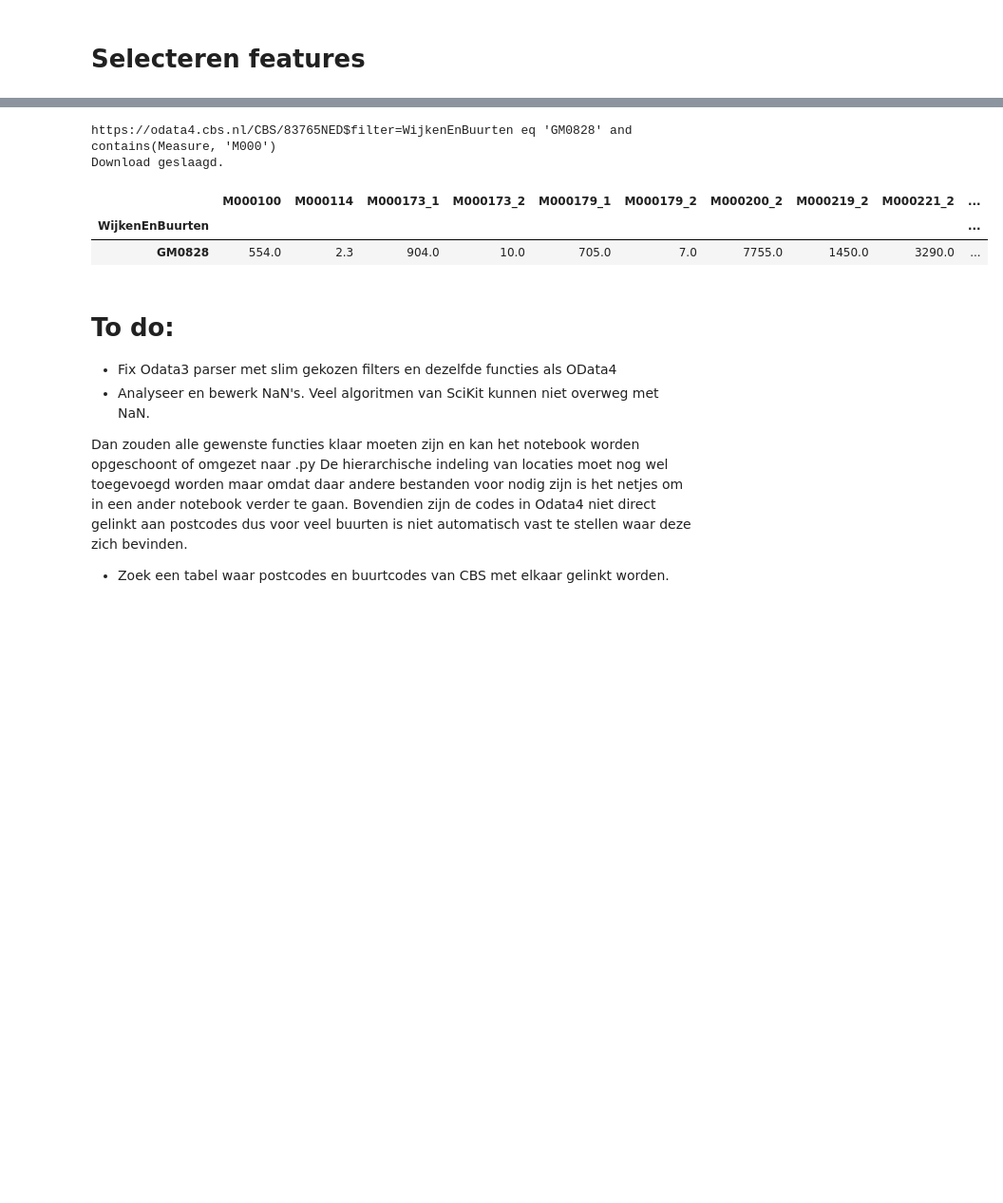
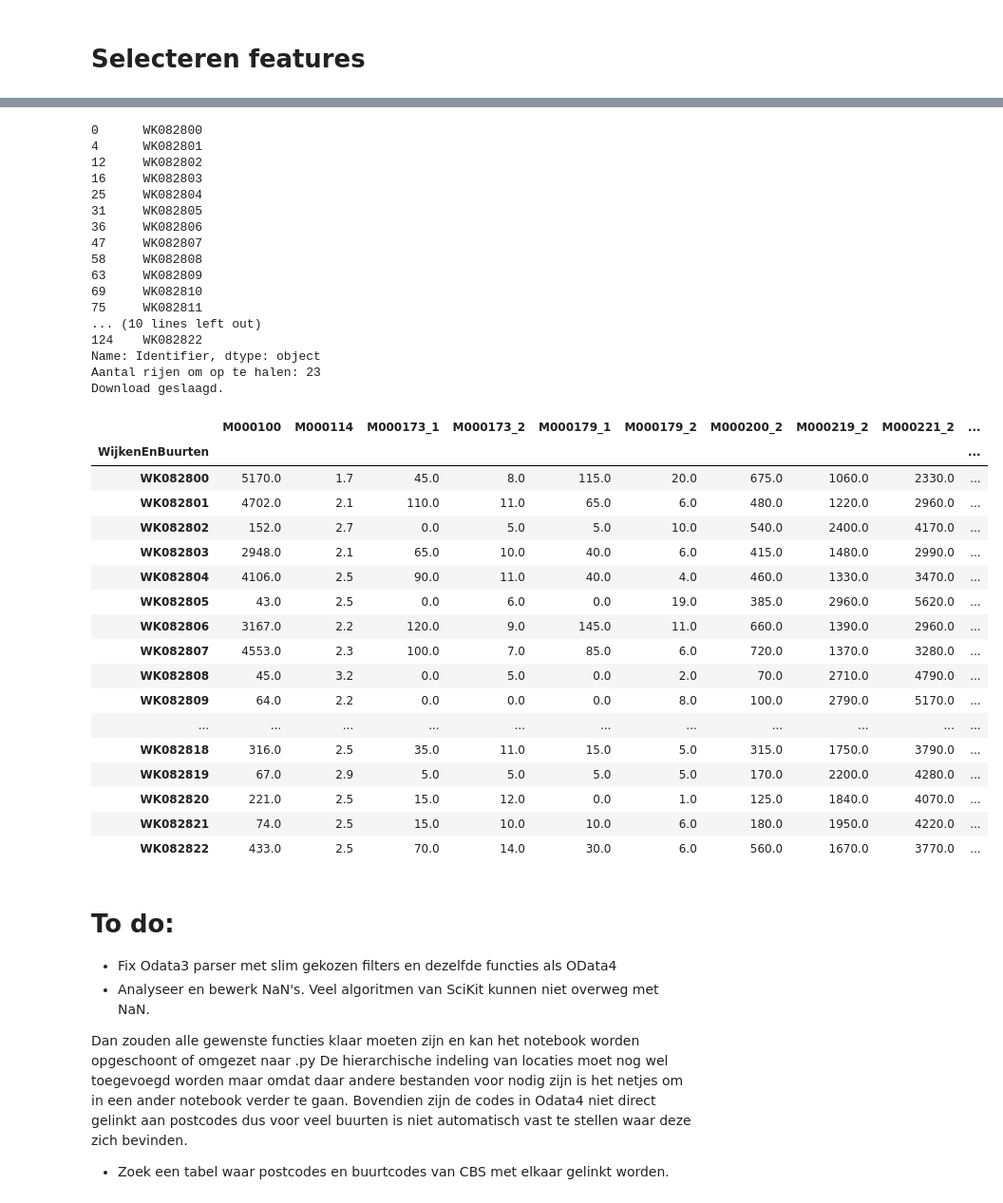
Before and after one commit to DanAugustus/KiesKaart, a Jupyter notebook: CBSparserOData4.ipynb, the cells around one changed output, grey strips where cells are left out. Shown at 95% size. Saved outputs shown, nothing was run; the diff lists cells and outputs as text; code cells hidden in the pictures; blank space fills up the shorter version.

Commit message:
Toevoegen CSVs en update parsers
CBSparserOData4 kan nu goed omgaan met lijsten als invoer van plaatsen. Meer verkiezingsuitslagen toegevoegd.

```diff
--- a/CBSparserOData4.ipynb
+++ b/CBSparserOData4.ipynb
@@ -119,7 +119,7 @@ data_Mcodes
 table_url = "https://odata4.cbs.nl/CBS/83765NED"
 
 target_url = table_url + "/Observations"
-data = get_odata(target_url)
+#data = get_odata(target_url)
 #print(data.head())
 # %%
 #tabel 2019
@@ -422,8 +422,6 @@ def concat_DataFrames(LoF):
     return fullframe
 # %%
 # Alles bij elkaar (in één functie):
-
-# Deze functie moet nog uitvoerig getest worden!!!
 
 def parserOData4(database, plaatsen, feature_dict=None, custom_filter = ""):
     """Deze functie neemt een code van de dataset op Odata4 en van plaatsCODES aan.
@@ -441,15 +439,18 @@ def parserOData4(database, plaatsen, feature_dict=None, custom_filter = ""):
 
 
     if type(plaatsen) == list or type(plaatsen) == pd.Series:
+        print("Aantal rijen om op te halen: {}".format(len(plaatsen)))
         frames = {}
         for plaats in plaatsen:
-            url_filter = "?$filter=WijkenEnBuurten eq '"+plaats+"'"+custom_filter
+            url_filter = "$filter=WijkenEnBuurten eq '"+plaats+"'"+custom_filter
+            # Voor testen:
             frames[plaats] = formatteer_tabel(get_observations(table_url, url_filter))
-            time.sleep(2)
+            time.sleep(0.5)
+
         print("Download geslaagd.")
         observations = concat_DataFrames(frames)
         if type(feature_dict) == dict:
-            # Geen functie voor nodig, één list comrpehesion is al voldoende
+            # Geen functie voor nodig, één list comprehesion is al voldoende
             feature_selectie = [feature for feature in feature_dict.keys() if (feature in observations.columns)]
             observations = observations[feature_selectie]
         return observations
@@ -477,26 +478,59 @@ def parserOData4(database, plaatsen, feature_dict=None, custom_filter = ""):
 
     return observations
 # %%
-#Test met GM
+#Test met GM, check!
 #parserOData4("83765NED", "GM")
-#Test met enkele code
+#Test met enkele code, check!
 #parserOData4("83765NED",selectie_gem)
-#Test beide met extra filter
+#Test beide met extra filter, check!
 #parserOData4("83765NED", "GM", custom_filter="contains(Measure, 'M000')")
-parserOData4("83765NED", selectie_gem, custom_filter="contains(Measure, 'M000')")
+#parserOData4("83765NED", selectie_gem, custom_filter="contains(Measure, 'M000')")
+#check en check!
-# %% [output]
-https://odata4.cbs.nl/CBS/83765NED$filter=WijkenEnBuurten eq 'GM0828' and contains(Measure, 'M000')
-Download geslaagd.
-|  | M000100 | M000114 | M000173_1 | M000173_2 | M000179_1 | M000179_2 | M000200_2 | M000219_2 | M000221_2 | ... |
-| WijkenEnBuurten |  |  |  |  |  |  |  |  |  | ... |
-| GM0828 | 554.0 | 2.3 | 904.0 | 10.0 | 705.0 | 7.0 | 7755.0 | 1450.0 | 3290.0 | ... |
 # %%
+test = "test"
 # Functie die lijsten maakt werkt!
-#Test parser met lijst
-#maak_lijst_plaatsen("83765NED","Oss", "WK")
-#parserOData4("83765NED", maak_lijst_plaatsen("83765NED","Oss", "WK"))
-#Test parser met lijst en extra filter
-parserOData4("83765NED", maak_lijst_plaatsen("83765NED","Oss", "WK"), custom_filter="contains(Measure,'M000')")
+# Test parser met lijst, check!
+print(maak_lijst_plaatsen("83765NED","Oss", "WK"))
+#test = parserOData4("83765NED", maak_lijst_plaatsen("83765NED","Oss", "WK"))
+# Test parser met lijst en extra filter, check!
+test = parserOData4("83765NED", maak_lijst_plaatsen("83765NED","Oss", "WK"), custom_filter="contains(Measure,'M000')")
+test
+# %% [output]
+0      WK082800
+4      WK082801
+12     WK082802
+16     WK082803
+25     WK082804
+31     WK082805
+36     WK082806
+47     WK082807
+58     WK082808
+63     WK082809
+69     WK082810
+75     WK082811
+... (10 lines left out)
+124    WK082822
+Name: Identifier, dtype: object
+Aantal rijen om op te halen: 23
+Download geslaagd.
+|  | M000100 | M000114 | M000173_1 | M000173_2 | M000179_1 | M000179_2 | M000200_2 | M000219_2 | M000221_2 | ... |
+| WijkenEnBuurten |  |  |  |  |  |  |  |  |  | ... |
+| WK082800 | 5170.0 | 1.7 | 45.0 | 8.0 | 115.0 | 20.0 | 675.0 | 1060.0 | 2330.0 | ... |
+| WK082801 | 4702.0 | 2.1 | 110.0 | 11.0 | 65.0 | 6.0 | 480.0 | 1220.0 | 2960.0 | ... |
+| WK082802 | 152.0 | 2.7 | 0.0 | 5.0 | 5.0 | 10.0 | 540.0 | 2400.0 | 4170.0 | ... |
+| WK082803 | 2948.0 | 2.1 | 65.0 | 10.0 | 40.0 | 6.0 | 415.0 | 1480.0 | 2990.0 | ... |
+| WK082804 | 4106.0 | 2.5 | 90.0 | 11.0 | 40.0 | 4.0 | 460.0 | 1330.0 | 3470.0 | ... |
+| WK082805 | 43.0 | 2.5 | 0.0 | 6.0 | 0.0 | 19.0 | 385.0 | 2960.0 | 5620.0 | ... |
+| WK082806 | 3167.0 | 2.2 | 120.0 | 9.0 | 145.0 | 11.0 | 660.0 | 1390.0 | 2960.0 | ... |
+| WK082807 | 4553.0 | 2.3 | 100.0 | 7.0 | 85.0 | 6.0 | 720.0 | 1370.0 | 3280.0 | ... |
+| WK082808 | 45.0 | 3.2 | 0.0 | 5.0 | 0.0 | 2.0 | 70.0 | 2710.0 | 4790.0 | ... |
+| WK082809 | 64.0 | 2.2 | 0.0 | 0.0 | 0.0 | 8.0 | 100.0 | 2790.0 | 5170.0 | ... |
+| ... | ... | ... | ... | ... | ... | ... | ... | ... | ... | ... |
+| WK082818 | 316.0 | 2.5 | 35.0 | 11.0 | 15.0 | 5.0 | 315.0 | 1750.0 | 3790.0 | ... |
+| WK082819 | 67.0 | 2.9 | 5.0 | 5.0 | 5.0 | 5.0 | 170.0 | 2200.0 | 4280.0 | ... |
+| WK082820 | 221.0 | 2.5 | 15.0 | 12.0 | 0.0 | 1.0 | 125.0 | 1840.0 | 4070.0 | ... |
+| WK082821 | 74.0 | 2.5 | 15.0 | 10.0 | 10.0 | 6.0 | 180.0 | 1950.0 | 4220.0 | ... |
+| WK082822 | 433.0 | 2.5 | 70.0 | 14.0 | 30.0 | 6.0 | 560.0 | 1670.0 | 3770.0 | ... |
 # %% [markdown]
 # To do:
 
```
Also changed, not shown: parts of 4 cells of this notebook, 3 other files.
